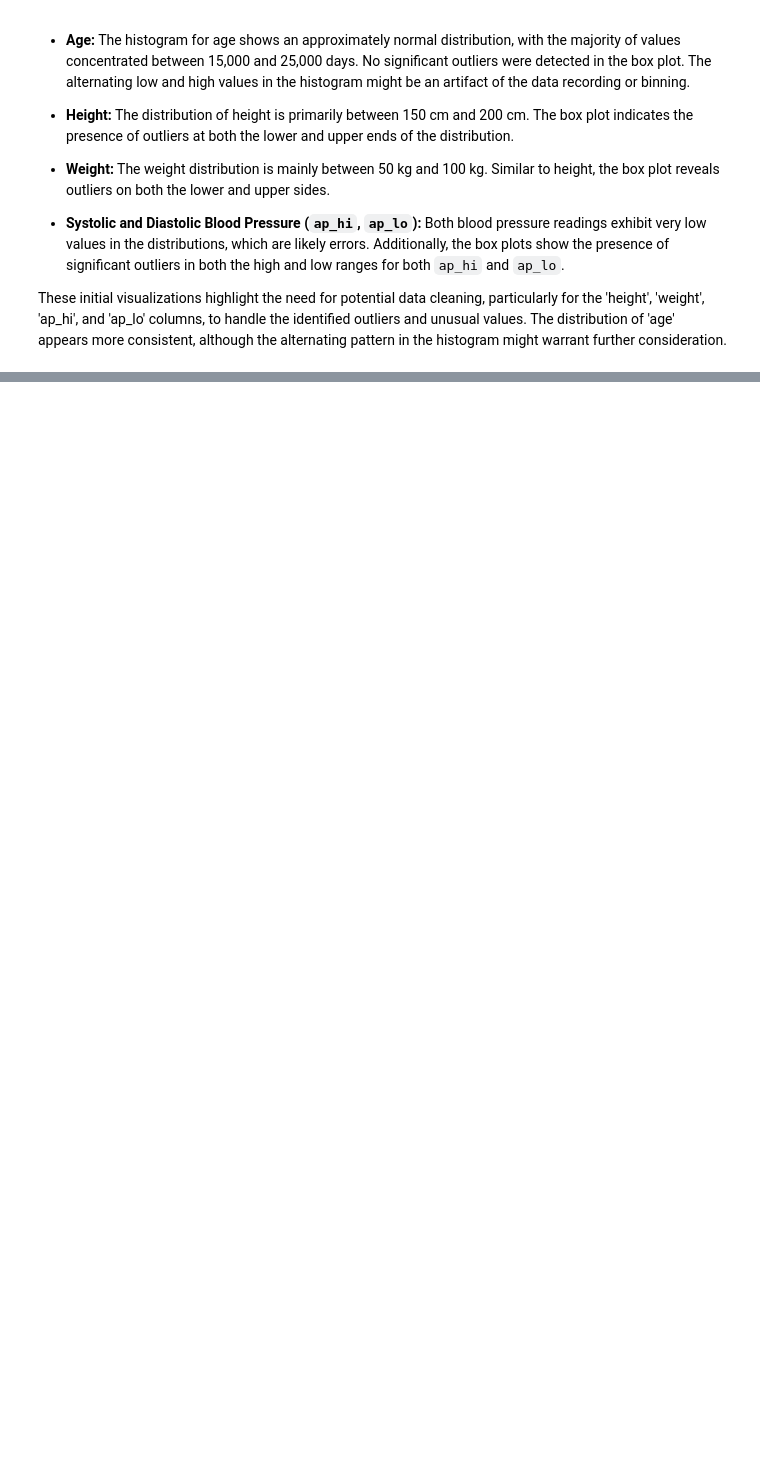
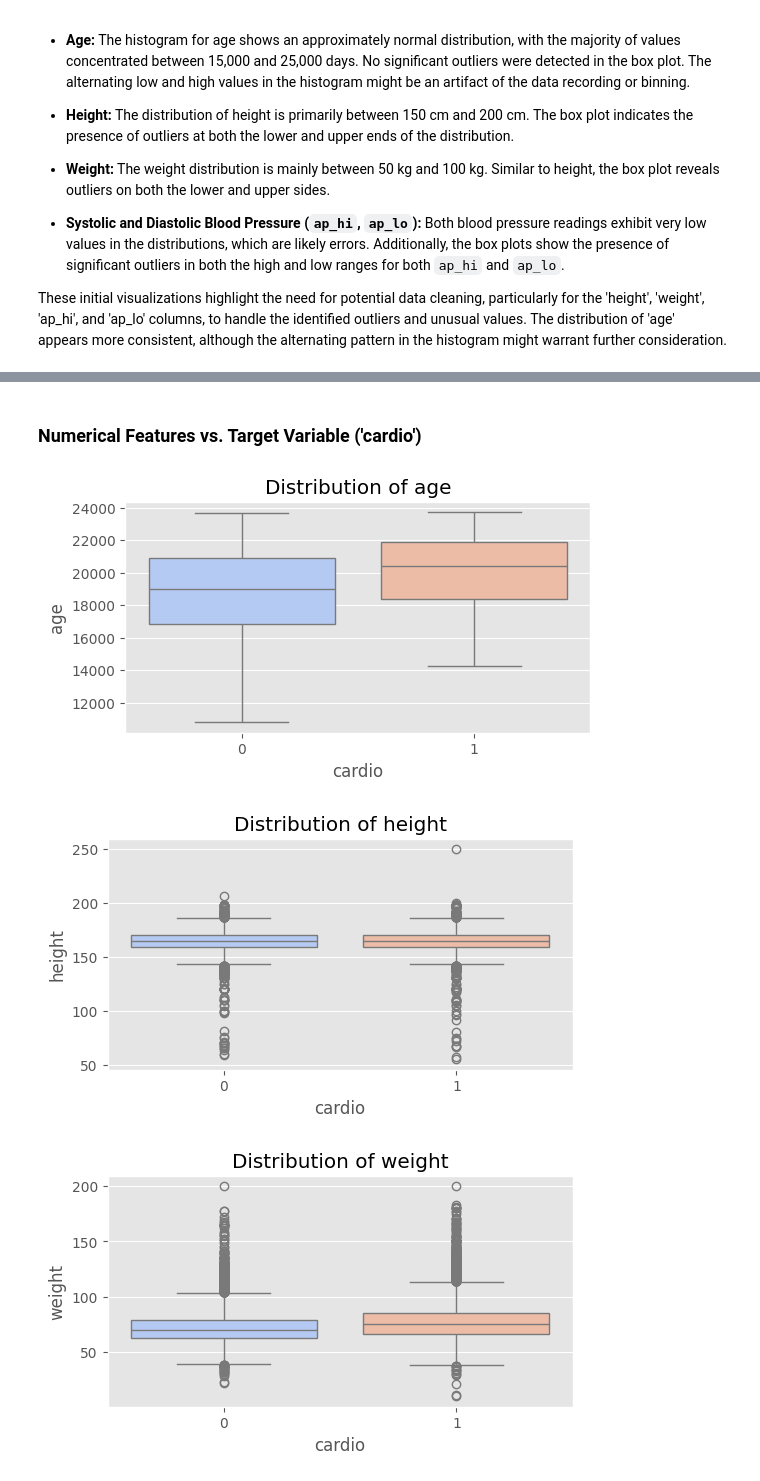
Before and after one commit to mobadara/cardiovascular-disease-risk-prediction, a Jupyter notebook: notebooks/exploratory-data-analysis.ipynb, the cells around one changed output, grey strips where cells are left out. Saved outputs shown, nothing was run; the diff lists cells and outputs as text; code cells hidden in the pictures; blank space fills up the shorter version.

```diff
--- a/notebooks/exploratory-data-analysis.ipynb
+++ b/notebooks/exploratory-data-analysis.ipynb
@@ -215,0 +251,12 @@ These initial visualizations highlight the need for potential data cleaning, par
+# %% [markdown]
+### **Numerical Features vs. Target Variable ('cardio')**
+# %%
+for col in ['age', 'height', 'weight', 'ap_hi', 'ap_lo']:
+    fig = plt.figure(figsize=(6, 3))
+    sns.boxplot(x='cardio', y=df[col], data=df, palette='coolwarm')
+    plt.title(f'Distribution of {col}')
+    plt.show()
+# %% [output]
+[figure, added]
+[figure, added]
+[figure, added]
```
Also changed, not shown: parts of 14 cells of this notebook.
